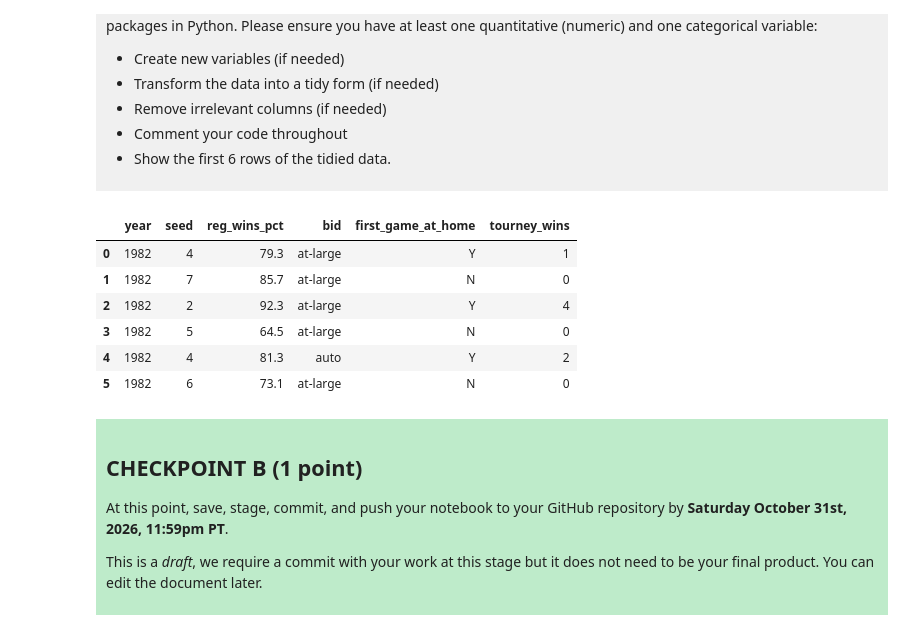
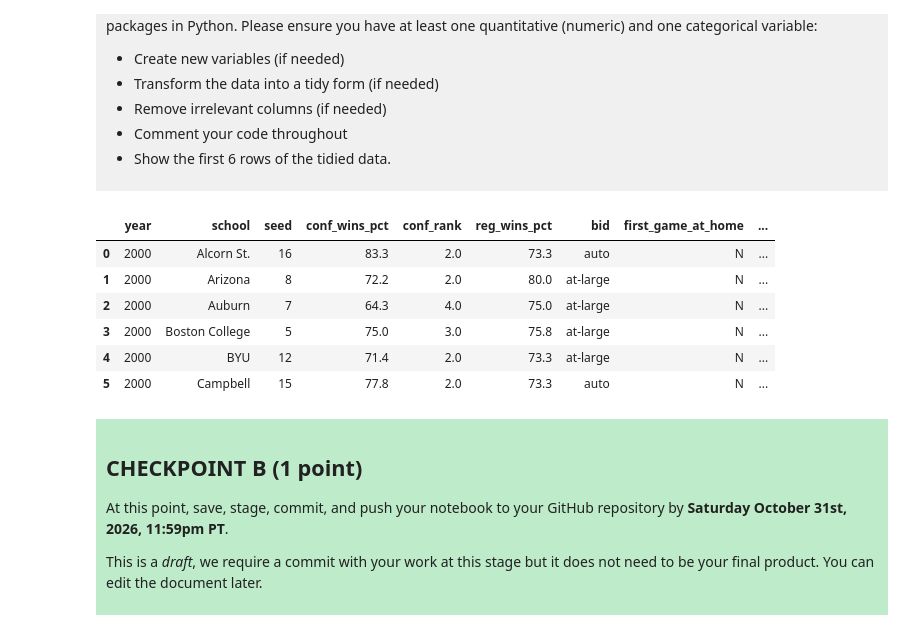
Before and after one commit to abigailtham/dsci-100-project-abigail-tham, a Jupyter notebook: dsci-100-project-notebook (1).ipynb, the cells around one changed output. Cells and saved outputs as stored; diff of their text form; code cells hidden in the pictures.

```diff
--- a/dsci-100-project-notebook (1).ipynb
+++ b/dsci-100-project-notebook (1).ipynb
@@ -198,30 +198,38 @@ Produce a tidy data set that could be used to answer your research question usin
 # %%
 # Select relevant variables for the research question
 basketball_tidy = basketball[[
     "year",
+    "school",
     "seed",
+    "conf_wins_pct",
+    "conf_rank",
     "reg_wins_pct",
     "bid",
     "first_game_at_home",
-    "tourney_wins"
+    "tourney_wins",
+    "tourney_finish",
+    "total_wins_pct"
 ]]
+
+# Keep only the years 2000-2018
+basketball_tidy = basketball_tidy[basketball_tidy["year"].between(2000, 2018)]
 
 # Remove rows with missing values
 basketball_tidy = basketball_tidy.dropna()
 
 # Reset the index
 basketball_tidy = basketball_tidy.reset_index(drop=True)
 
 # Display the first 6 rows
 basketball_tidy.head(6)
 # %% [output]
-|  | year | seed | reg_wins_pct | bid | first_game_at_home | tourney_wins |
-| 0 | 1982 | 4 | 79.3 | at-large | Y | 1 |
-| 1 | 1982 | 7 | 85.7 | at-large | N | 0 |
-| 2 | 1982 | 2 | 92.3 | at-large | Y | 4 |
-| 3 | 1982 | 5 | 64.5 | at-large | N | 0 |
-| 4 | 1982 | 4 | 81.3 | auto | Y | 2 |
-| 5 | 1982 | 6 | 73.1 | at-large | N | 0 |
+|  | year | school | seed | conf_wins_pct | conf_rank | reg_wins_pct | bid | first_game_at_home | ... |
+| 0 | 2000 | Alcorn St. | 16 | 83.3 | 2.0 | 73.3 | auto | N | ... |
+| 1 | 2000 | Arizona | 8 | 72.2 | 2.0 | 80.0 | at-large | N | ... |
+| 2 | 2000 | Auburn | 7 | 64.3 | 4.0 | 75.0 | at-large | N | ... |
+| 3 | 2000 | Boston College | 5 | 75.0 | 3.0 | 75.8 | at-large | N | ... |
+| 4 | 2000 | BYU | 12 | 71.4 | 2.0 | 73.3 | at-large | N | ... |
+| 5 | 2000 | Campbell | 15 | 77.8 | 2.0 | 73.3 | auto | N | ... |
 # %% [markdown]
 <div style="background-color: #beebca; padding: 10px;">
 
```
Also changed, not shown: parts of 13 cells of this notebook.
